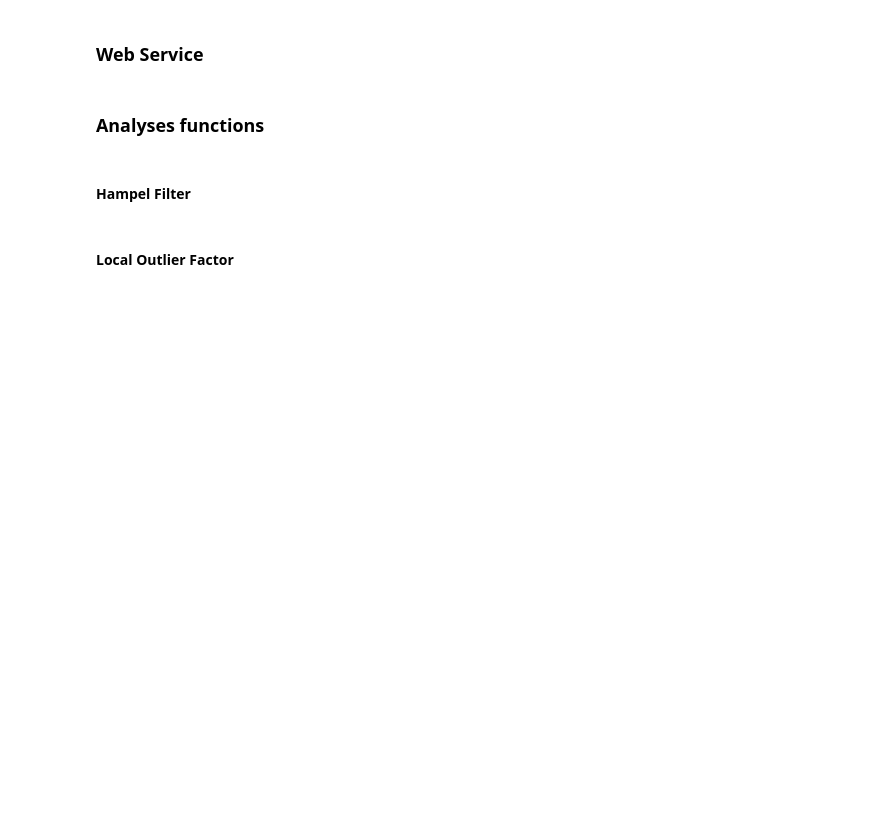
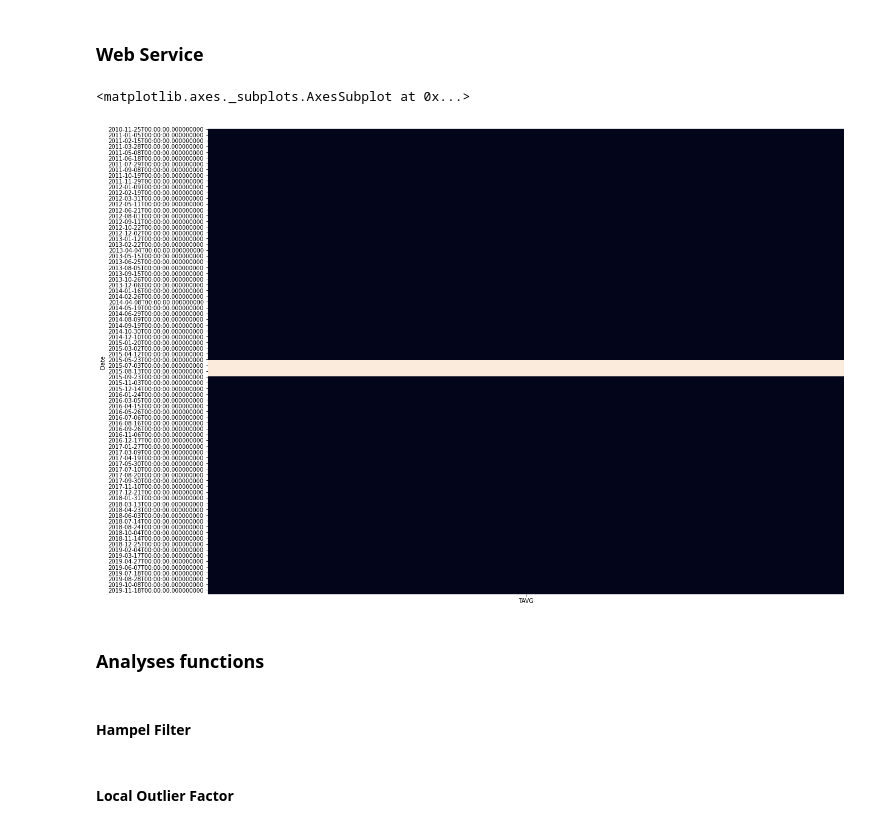
Before and after one commit to geoskimoto/SNOTEL_AnomalyDetection, a Jupyter notebook: AnomalyDetection_analysisversion.ipynb, the cells around one changed output. Saved outputs shown, nothing was run; the diff lists cells and outputs as text; code cells hidden in the pictures; blank space fills up the shorter version.

```diff
--- a/AnomalyDetection_analysisversion.ipynb
+++ b/AnomalyDetection_analysisversion.ipynb
@@ -302,9 +304,15 @@ def getData(stations, parameter_of_interest, begindate, enddate):
   except ValueError:
     print('One or more of the values for an inputed date in the Air-Water Database (AWDB) is null.  Need to either select a different date or update the value using DMP in AWDB.')
 
-  return data_singleDF
+  return pd.DataFrame(data_singleDF)
 # %%
-# getData(['464:OR:SNTL'], 'WTEQ', '01/01/2020', '05/25/2021')
+# df = getData(['464:OR:SNTL'], 'WTEQ', '01/01/2020', '05/25/2021')
+df = getData(['908:WA:SNTL'], 'TAVG', '11/25/2010', '12/18/2019')
+# %%
+sns.heatmap(df.isnull(), cbar=False)
+# %% [output]
+<matplotlib.axes._subplots.AxesSubplot at 0x...>
+[figure, added]
 # %% [markdown]
 ### Analyses functions
 # %%
```
Also changed, not shown: parts of 49 cells of this notebook.
